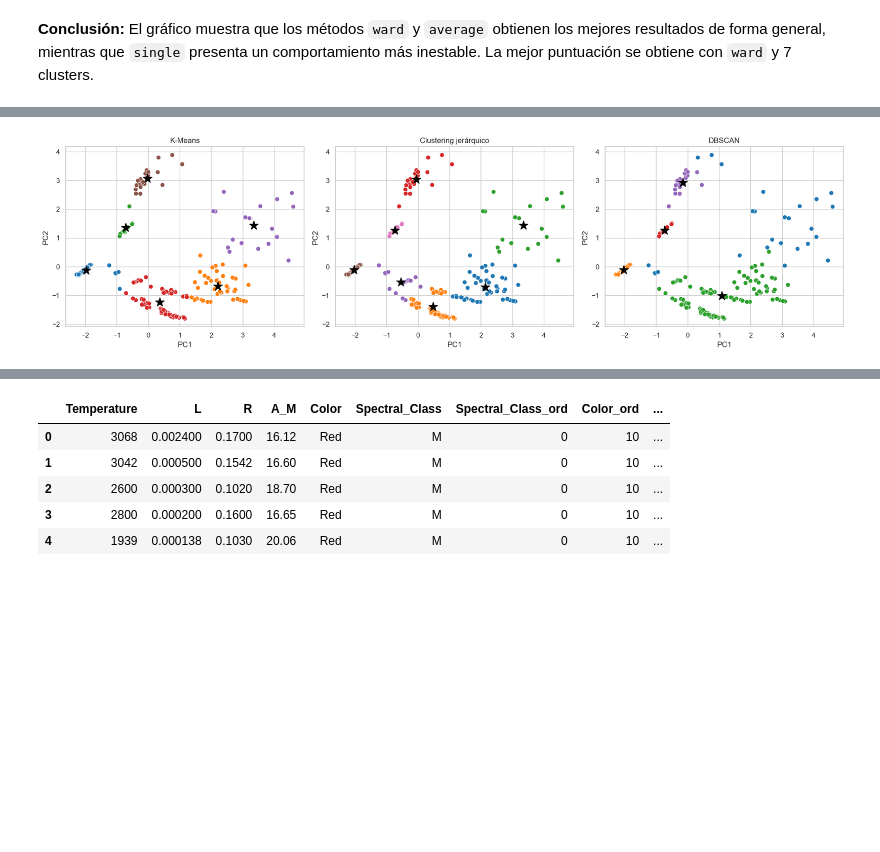
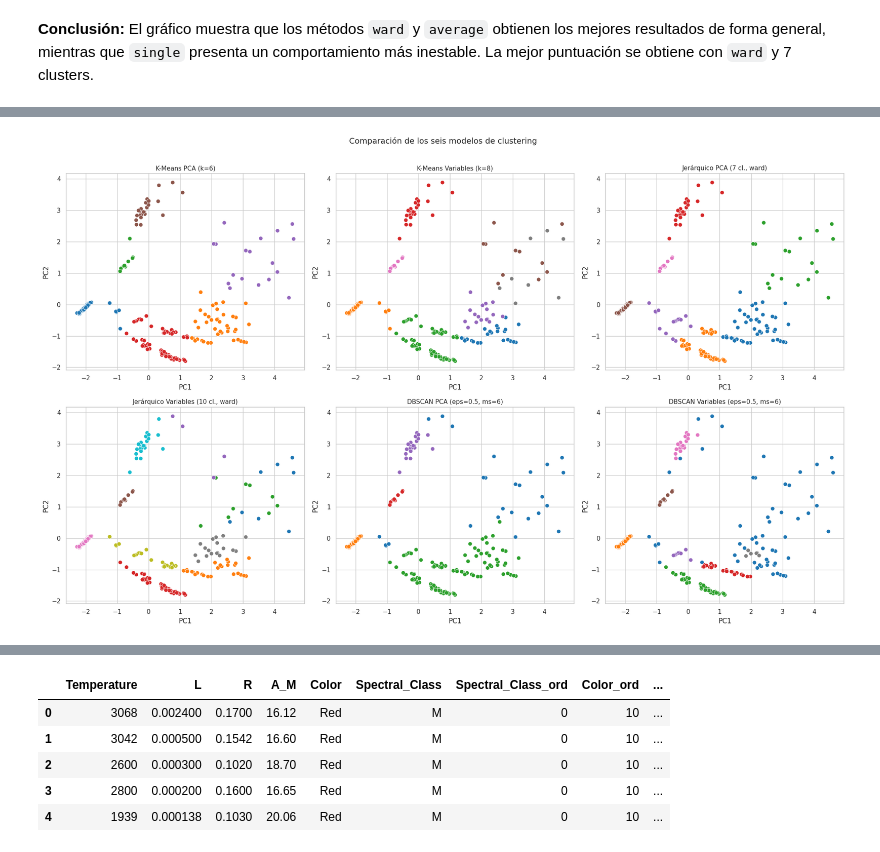
Before and after one commit to DiegoVa6/Grupo05_Practica2, a Jupyter notebook: practica2_estrellas.ipynb, the cells around one changed output, grey strips where cells are left out. Saved outputs shown, nothing was run; the diff lists cells and outputs as text; code cells hidden in the pictures; blank space fills up the shorter version.

```diff
--- a/practica2_estrellas.ipynb
+++ b/practica2_estrellas.ipynb
@@ -978,12 +930,18 @@ El parámetro `metric` indica cómo se calcula la distancia entre observaciones.
 # %%
-dbscan_final = DBSCAN(
-    eps=best_eps,
-    min_samples=best_min_samples
-)
+fig, axes = plt.subplots(1, 2, figsize=(18, 6))
 
-labels_dbscan = dbscan_final.fit_predict(X_pca)
+sns.scatterplot(data=df_pca, x="PC1", y="PC2", hue="Cluster_DBSCAN_PCA",
+                palette="tab10", s=60, ax=axes[0])
+axes[0].set_title(f"DBSCAN PCA (eps={best_eps_pca}, min_samples={best_ms_pca})")
+axes[0].set_xlabel("PC1"); axes[0].set_ylabel("PC2")
+axes[0].legend(title="Cluster (-1=ruido)", bbox_to_anchor=(1.05, 1), loc="upper left")
 
-df_pca["Cluster_DBSCAN"] = labels_dbscan
+sns.scatterplot(data=df_pca, x="PC1", y="PC2", hue="Cluster_DBSCAN_Scaled",
+                palette="tab10", s=60, ax=axes[1])
+axes[1].set_title(f"DBSCAN Variables (eps={best_eps_scaled}, min_samples={best_ms_scaled})")
+axes[1].set_xlabel("PC1"); axes[1].set_ylabel("PC2")
+axes[1].legend(title="Cluster (-1=ruido)", bbox_to_anchor=(1.05, 1), loc="upper left")
 
-display(df_pca.head())
+plt.tight_layout()
+plt.show()
 # %% [output]
@@ -1103,63 +1011,23 @@ K-Means obtiene el mejor valor de silhouette entre los métodos evaluados con es
 # %%
-def plot_clusters_with_centers(ax, data, cluster_col, title, exclude_noise=False):
-    sns.scatterplot(
-        data=data,
-        x="PC1",
-        y="PC2",
-        hue=cluster_col,
-        palette="tab10",
-        s=50,
-        ax=ax,
-        legend=False
-    )
+fig, axes = plt.subplots(2, 3, figsize=(20, 12))
 
-    # Para DBSCAN excluimos el ruido (-1) del cálculo del centro visual
-    if exclude_noise:
-        data_centers = data[data[cluster_col] != -1]
-    else:
-        data_centers = data.copy()
+configs = [
+    ("Cluster_KMeans_PCA",    f"K-Means PCA (k={best_k_pca})"),
+    ("Cluster_KMeans_Scaled", f"K-Means Variables (k={best_k_scaled})"),
+    ("Cluster_Hier_PCA",      f"Jerárquico PCA ({best_nc_pca} cl., {best_linkage_pca})"),
+    ("Cluster_Hier_Scaled",   f"Jerárquico Variables ({best_nc_scaled} cl., {best_linkage_scaled})"),
+    ("Cluster_DBSCAN_PCA",    f"DBSCAN PCA (eps={best_eps_pca}, ms={best_ms_pca})"),
+    ("Cluster_DBSCAN_Scaled", f"DBSCAN Variables (eps={best_eps_scaled}, ms={best_ms_scaled})"),
+]
 
-    centers = data_centers.groupby(cluster_col)[["PC1", "PC2"]].mean()
+for ax, (col, title) in zip(axes.flatten(), configs):
+    sns.scatterplot(data=df_pca, x="PC1", y="PC2", hue=col,
+                    palette="tab10", s=50, ax=ax, legend=False)
+    ax.set_title(title, fontsize=11)
+    ax.set_xlabel("PC1"); ax.set_ylabel("PC2")
 
-    ax.scatter(
-        centers["PC1"],
-        centers["PC2"],
-        c="black",
-        marker="*",
-        s=220,
-        label="Centro"
-    )
-
-    ax.set_title(title)
-    ax.set_xlabel("PC1")
-    ax.set_ylabel("PC2")
-
-
-fig, axes = plt.subplots(1, 3, figsize=(18, 5))
-
-plot_clusters_with_centers(
-    axes[0],
-    df_pca,
-    "Cluster_KMeans",
-    "K-Means"
-)
-
-plot_clusters_with_centers(
-    axes[1],
-    df_pca,
-    "Cluster_Hierarchical",
-    "Clustering jerárquico"
-)
-
-plot_clusters_with_centers(
-    axes[2],
-    df_pca,
-    "Cluster_DBSCAN",
-    "DBSCAN",
-    exclude_noise=True
-)
-
+plt.suptitle("Comparación de los seis modelos de clustering", fontsize=14, y=1.01)
 plt.tight_layout()
 plt.show()
 # %% [output]
-[figure, old version]
+[figure, new version]
```
Also changed, not shown: parts of 83 cells of this notebook.
